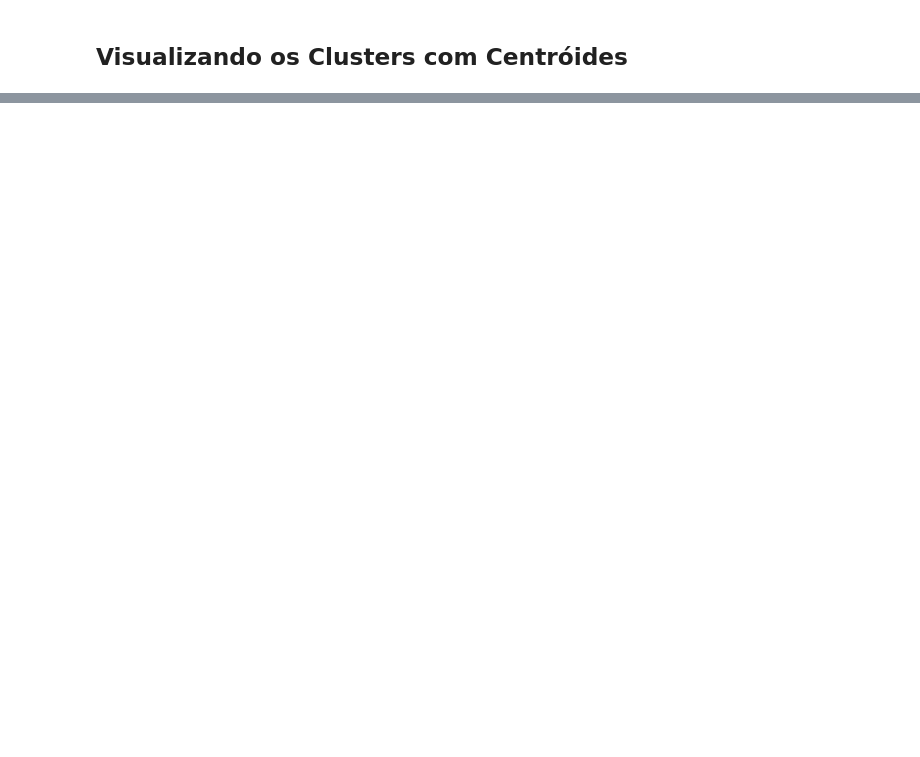
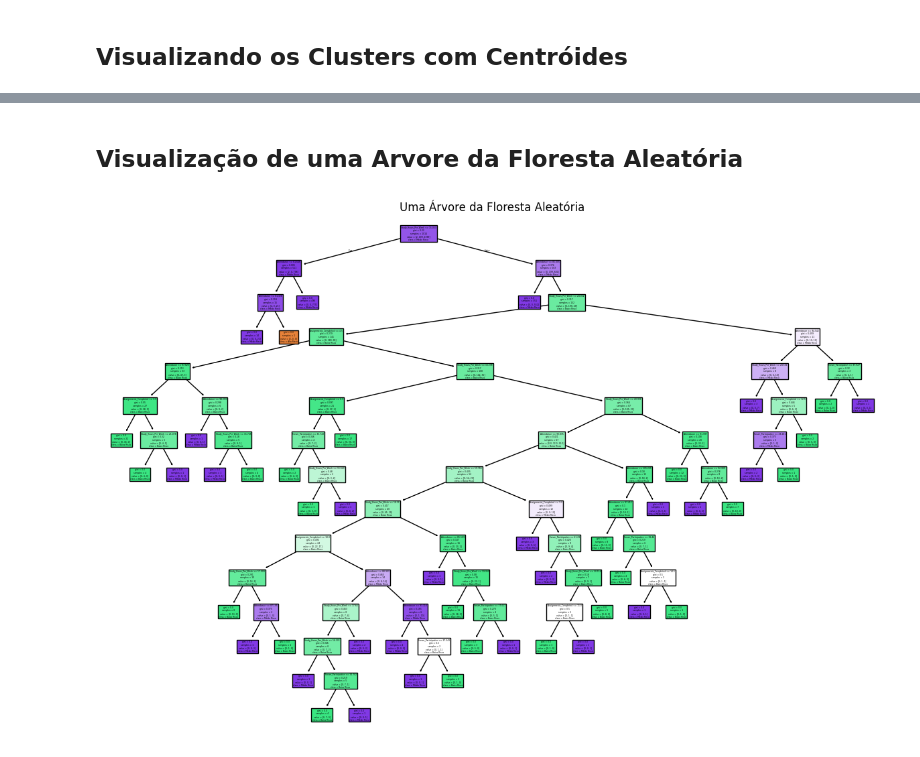
Before and after one commit to DaviFerreira0106/notebooks-inteligenciaArtificial, a Jupyter notebook: Atividade_kmeans_randomForest.ipynb, the cells around one changed output, grey strips where cells are left out. Drawn from its saved outputs; the diff is of its cells as text; code cells hidden in the pictures; blank space fills up the shorter version.

```diff
--- a/Atividade_kmeans_randomForest.ipynb
+++ b/Atividade_kmeans_randomForest.ipynb
@@ -164,0 +215,5 @@ plt.show()
+# %%
+X = df[['Attendance', 'Study_Hours_Per_Week', 'Assignments_Completed', 'Forum_Participation']]
+y = df['Risk_Level']
+
+X_train, X_test, y_train, y_test = train_test_split(X, y, test_size=0.2, random_state=42)
@@ -164,0 +222,14 @@ plt.show()
+# %%
+# Modelo de Floresta Aleatória
+rf = RandomForestClassifier(n_estimators=100, random_state=42)
+rf.fit(X_train, y_train)
+
+# Fazer previsões
+y_pred = rf.predict(X_test)
+
+# Avaliar o modelo
+rf_accuracy = accuracy_score(y_test, y_pred)
+rf_report = classification_report(y_test, y_pred)
+
+print("Acurácia do Modelo de Floresta Aleatória:", rf_accuracy)
+print("Relatório de Classificação do Modelo de Floresta Aleatória:\n", rf_report)
@@ -164,0 +287,11 @@ plt.show()
+# %% [markdown]
+## Visualização de uma Arvore da Floresta Aleatória
+# %%
+# Visualização de uma das arvores de floresta aleatoria
+plt.figure(figsize=(15, 10))
+estimator = rf.estimators_[0]  # Obtém a primeira árvore da floresta
+plot_tree(estimator, filled=True, feature_names=X.columns, class_names=rf.classes_)
+plt.title("Uma Árvore da Floresta Aleatória")
+plt.show()
+# %% [output]
+[figure, added]
```
Also changed, not shown: parts of 20 cells of this notebook.
